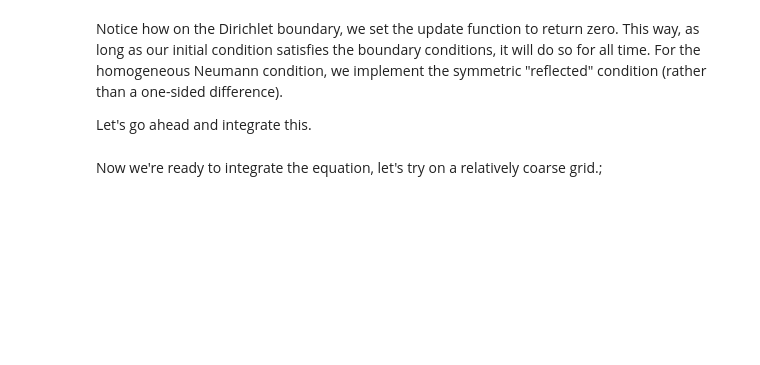
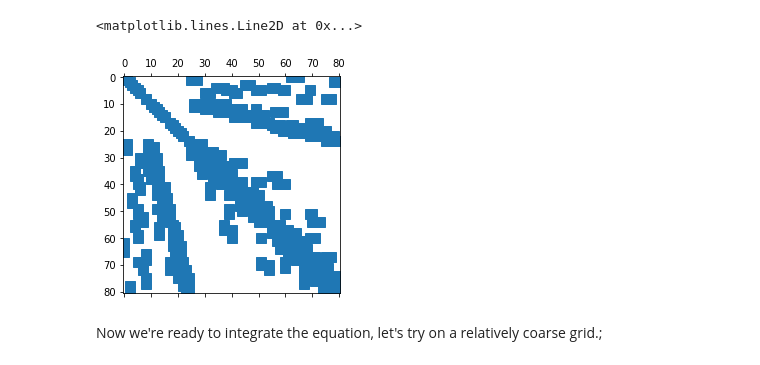
Before and after one commit to wenceorg/comp4187, a Jupyter notebook: code/finite-difference-III.ipynb, the cells around one changed output. Drawn from its saved outputs; the diff is of its cells as text; code cells hidden in the pictures; blank space fills up the shorter version.

```diff
--- a/code/finite-difference-III.ipynb
+++ b/code/finite-difference-III.ipynb
@@ -131,4 +60,0 @@ def f(un, f_, Nx, Ny, hx, hy, stencil):
-# %% [markdown]
-Notice how on the Dirichlet boundary, we set the update function to return zero. This way, as long as our initial condition satisfies the boundary conditions, it will do so for all time. For the homogeneous Neumann condition, we implement the symmetric "reflected" condition (rather than a one-sided difference).
-
-Let's go ahead and integrate this.
@@ -166,2 +61,27 @@ def explicit_euler(u0, dt, grid, alpha=1, T=5):
+# %%
+def is_dirichlet(vertex):
+    if vertex[0] > 1.0-1e-8 and 0.25<=vertex[1]<=0.75:
+        return True
+    if vertex[0] < 1e-8 and 0.6<=vertex[1]<=0.8:
+        return True
+    return False
+
+def dirichlet_val(vertex,hx,hy):
+    if vertex[0] < hx:
+        return 1.0
+    return 0.0
+# %%
+level = 3
+geometry = geo.Geometry(5,is_dirichlet)
+discretization = fem.Discretization(geometry,level=level,eval_k=lambda x,y: 1)
+stiffness = discretization.setup_stiffness(True)
+
+#print(stiffness.todense())
+
+import matplotlib.pylab as plt
+plt.spy(stiffness)
+# %% [output]
+<matplotlib.lines.Line2D at 0x...>
+[figure, added]
 # %% [markdown]
 Now we're ready to integrate the equation, let's try on a relatively coarse grid.;
```
Also changed, not shown: parts of 46 cells of this notebook, 4 other files.
